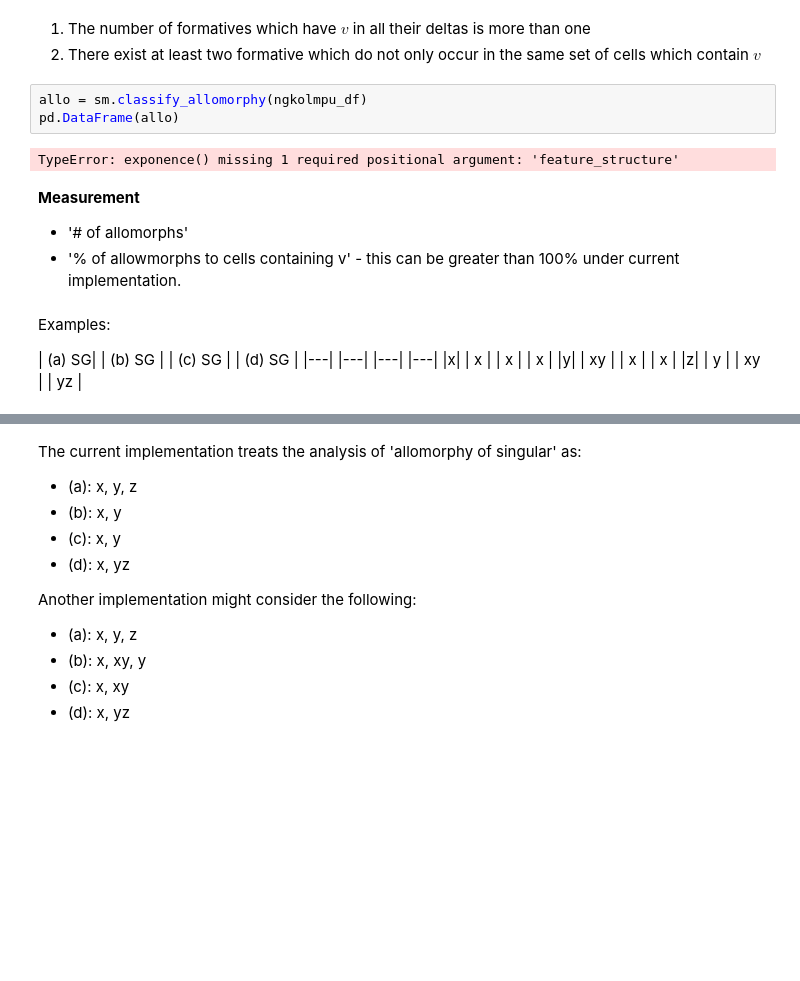
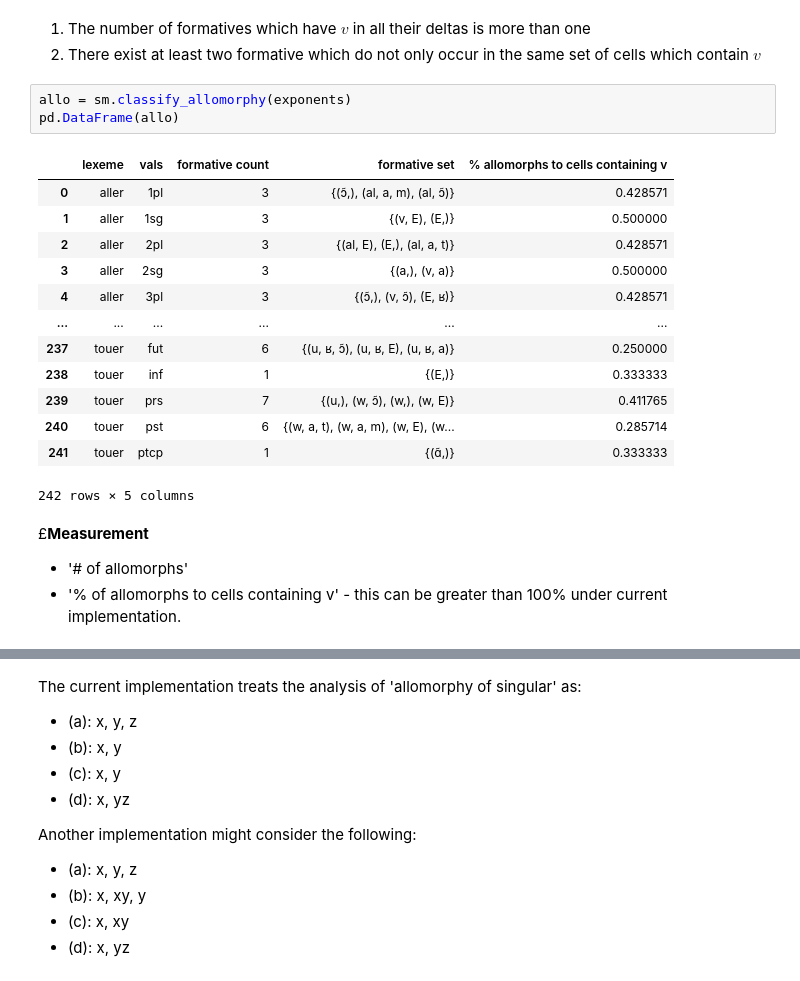
Before and after one commit to maecarroll/setMorph, a Jupyter notebook: ExponenceTypology.ipynb, the cells around one changed output, grey strips where cells are left out. Saved outputs shown, nothing was run; the diff lists cells and outputs as text; blank space fills up the shorter version.

Commit message:
Adds allomorphy

```diff
--- a/ExponenceTypology.ipynb
+++ b/ExponenceTypology.ipynb
@@ -216,21 +256,24 @@ $$
 1. The number of formatives which have $v$ in all their deltas is more than one
 2. There exist at least two formative which do not only occur in the same set of cells which contain $v$
 # %%
-allo = sm.classify_allomorphy(ngkolmpu_df)
+allo = sm.classify_allomorphy(exponents)
 pd.DataFrame(allo)
 # %% [output]
+|  | lexeme | vals | formative count | formative set | % allomorphs to cells containing v |
+| 0 | aller | 1pl | 3 | {(ɔ̃,), (al, a, m), (al, ɔ̃)} | 0.428571 |
+| 1 | aller | 1sg | 3 | {(v, E), (E,)} | 0.500000 |
+| 2 | aller | 2pl | 3 | {(al, E), (E,), (al, a, t)} | 0.428571 |
+| 3 | aller | 2sg | 3 | {(a,), (v, a)} | 0.500000 |
+| 4 | aller | 3pl | 3 | {(ɔ̃,), (v, ɔ̃), (E, ʁ)} | 0.428571 |
+| ... | ... | ... | ... | ... | ... |
+| 237 | touer | fut | 6 | {(u, ʁ, ɔ̃), (u, ʁ, E), (u, ʁ, a)} | 0.250000 |
+| 238 | touer | inf | 1 | {(E,)} | 0.333333 |
+| 239 | touer | prs | 7 | {(u,), (w, ɔ̃), (w,), (w, E)} | 0.411765 |
+| 240 | touer | pst | 6 | {(w, a, t), (w, a, m), (w, E), (w... | 0.285714 |
+| 241 | touer | ptcp | 1 | {(ɑ̃,)} | 0.333333 |
-TypeError: exponence() missing 1 required positional argument: 'feature_structure'
+242 rows × 5 columns
 # %% [markdown]
-**Measurement**
+£**Measurement**
 
 - '# of allomorphs'
-- '% of allowmorphs to cells containing v' - this can be greater than 100% under current implementation.
+- '% of allomorphs to cells containing v' - this can be greater than 100% under current implementation.
-# %% [markdown]
-Examples:
-
-
-| (a) SG|  | (b) SG |   | (c) SG |   | (d) SG |
-|---|      |---|        |---|        |---|
-|x|        | x  |       | x  |       | x  |
-|y|        | xy |       | x  |       | x  |
-|z|        |  y |       | xy |       | yz |
```
Also changed, not shown: parts of 7 cells of this notebook, 5 other files.
